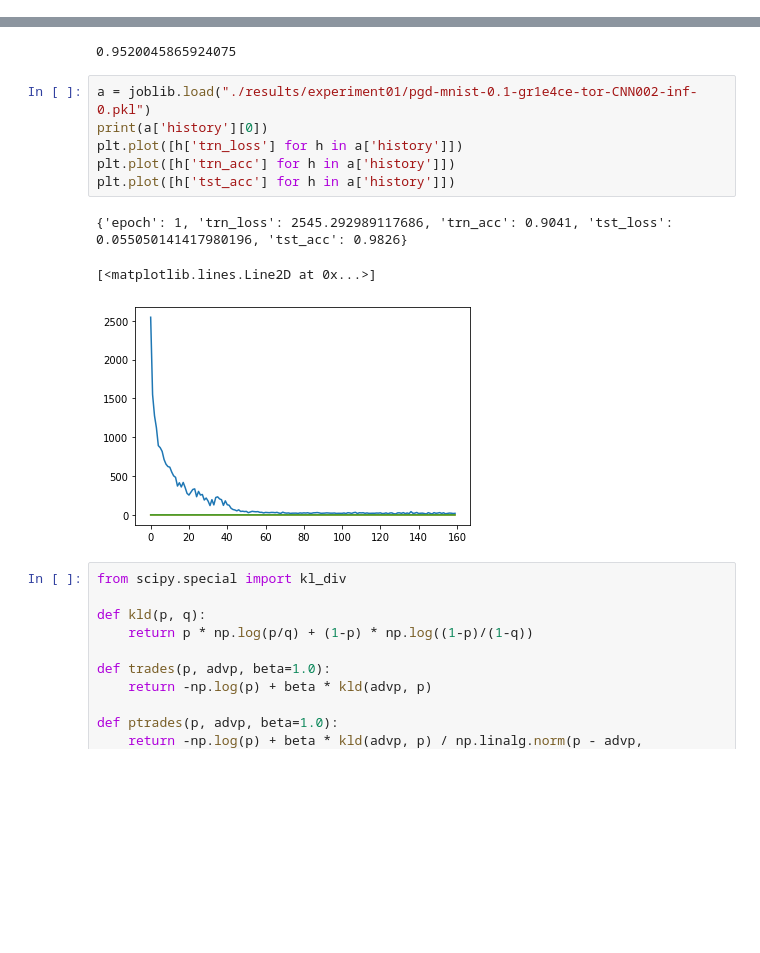
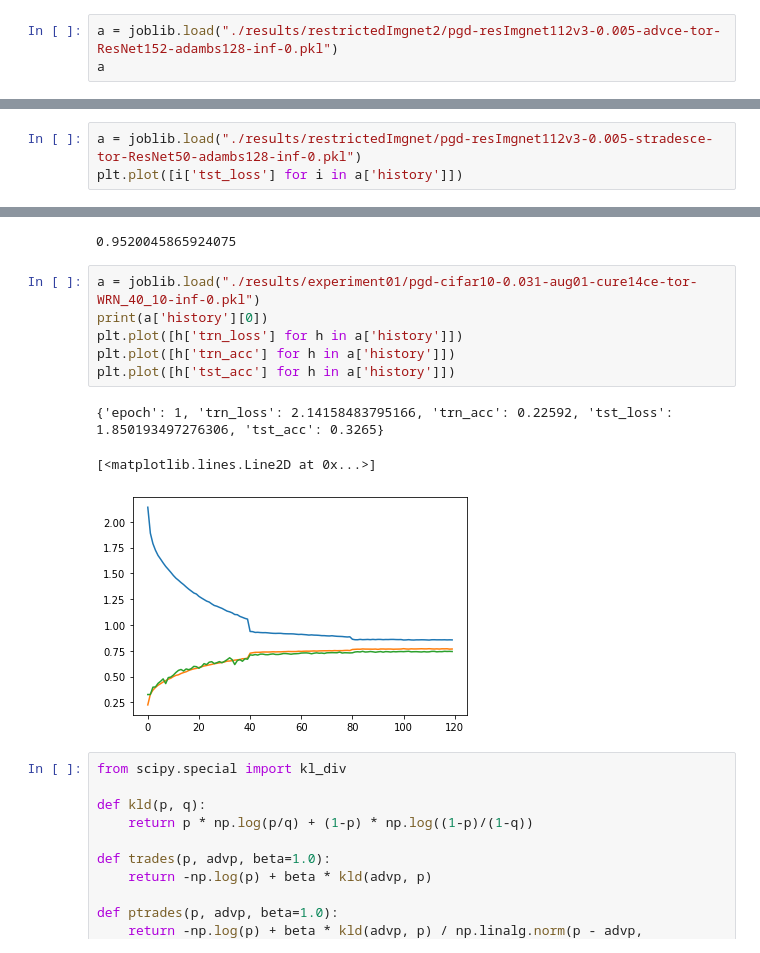
Before and after one commit to yangarbiter/blindguess, a Jupyter notebook: plot.ipynb, the cells around one changed output, grey strips where cells are left out. Cells and saved outputs as stored; diff of their text form; blank space fills up the shorter version.

```diff
--- a/plot.ipynb
+++ b/plot.ipynb
@@ -175,0 +273,3 @@ output_latex(df)
+# %%
+a = joblib.load("./results/restrictedImgnet2/pgd-resImgnet112v3-0.005-advce-tor-ResNet152-adambs128-inf-0.pkl")
+a
@@ -175,0 +290,3 @@ output_latex(df)
+# %%
+a = joblib.load("./results/restrictedImgnet/pgd-resImgnet112v3-0.005-stradesce-tor-ResNet50-adambs128-inf-0.pkl")
+plt.plot([i['tst_loss'] for i in a['history']])
@@ -539,15 +614,15 @@ a['trn_acc']
 # %% [output]
 0.9520045865924075
 # %%
-a = joblib.load("./results/experiment01/pgd-mnist-0.1-gr1e4ce-tor-CNN002-inf-0.pkl")
+a = joblib.load("./results/experiment01/pgd-cifar10-0.031-aug01-cure14ce-tor-WRN_40_10-inf-0.pkl")
 print(a['history'][0])
 plt.plot([h['trn_loss'] for h in a['history']])
 plt.plot([h['trn_acc'] for h in a['history']])
 plt.plot([h['tst_acc'] for h in a['history']])
 # %% [output]
-{'epoch': 1, 'trn_loss': 2545.292989117686, 'trn_acc': 0.9041, 'tst_loss': 0.055050141417980196, 'tst_acc': 0.9826}
+{'epoch': 1, 'trn_loss': 2.14158483795166, 'trn_acc': 0.22592, 'tst_loss': 1.850193497276306, 'tst_acc': 0.3265}
 [<matplotlib.lines.Line2D at 0x...>]
-[figure, old version]
+[figure, new version]
 # %%
 from scipy.special import kl_div
 
```
Also changed, not shown: parts of 24 cells of this notebook, 1 other file.
